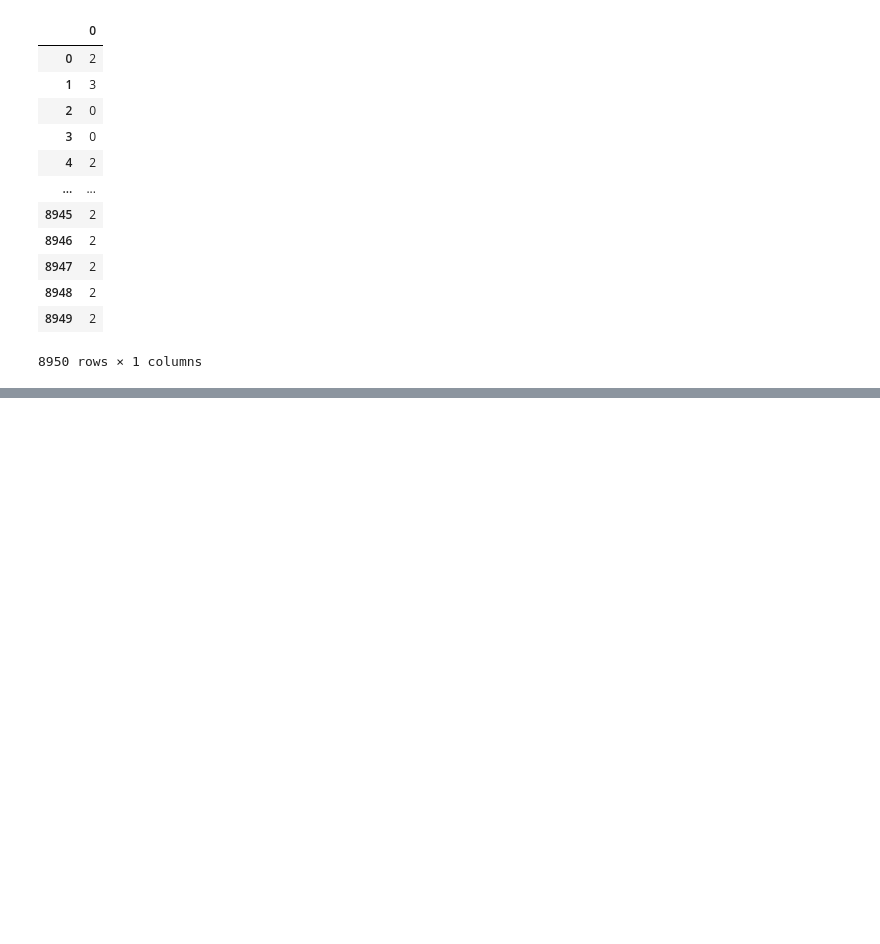
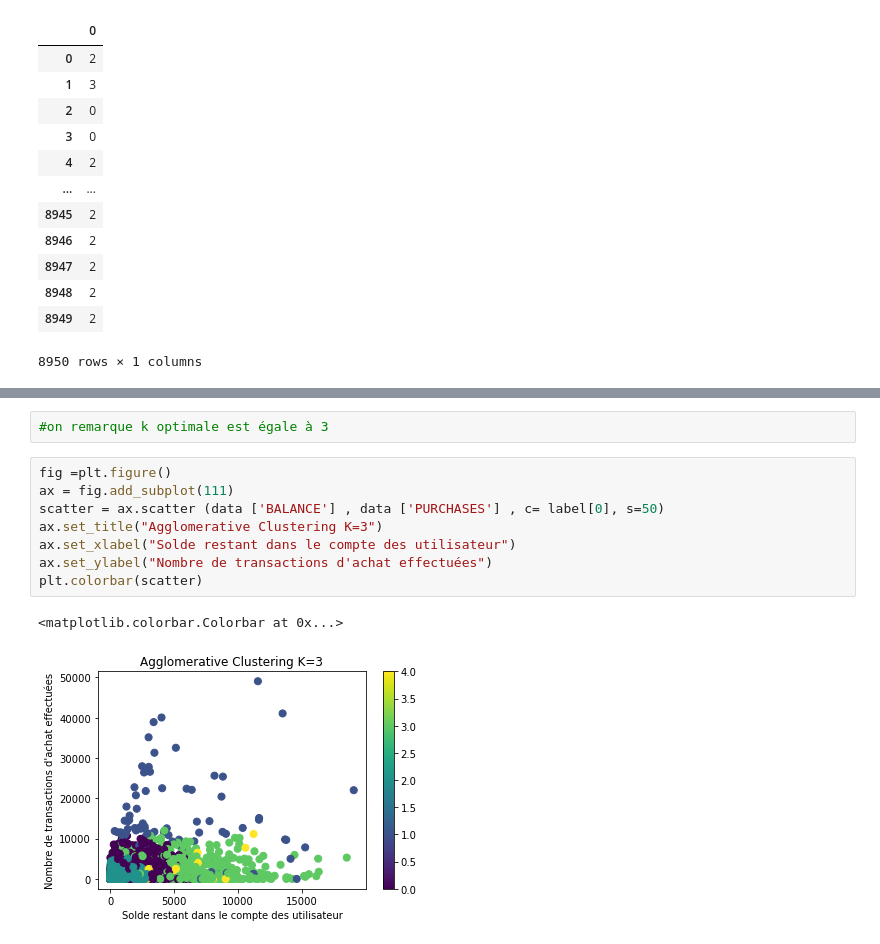
Before and after one commit to ndeyecodou/Gomycode, a Jupyter notebook: checkpoint8.ipynb, the cells around one changed output, grey strips where cells are left out. Saved outputs shown, nothing was run; the diff lists cells and outputs as text; blank space fills up the shorter version.

```diff
--- a/checkpoint8.ipynb
+++ b/checkpoint8.ipynb
@@ -224,0 +196,13 @@ plt.colorbar(scatter)
+# %%
+#on remarque k optimale est égale à 3
+# %%
+fig =plt.figure()
+ax = fig.add_subplot(111)
+scatter = ax.scatter (data ['BALANCE'] , data ['PURCHASES'] , c= label[0], s=50)
+ax.set_title("Agglomerative Clustering K=3")
+ax.set_xlabel("Solde restant dans le compte des utilisateur")
+ax.set_ylabel("Nombre de transactions d'achat effectuées")
+plt.colorbar(scatter)
+# %% [output]
+<matplotlib.colorbar.Colorbar at 0x...>
+[figure, added]
```
Also changed, not shown: parts of 10 cells of this notebook.
